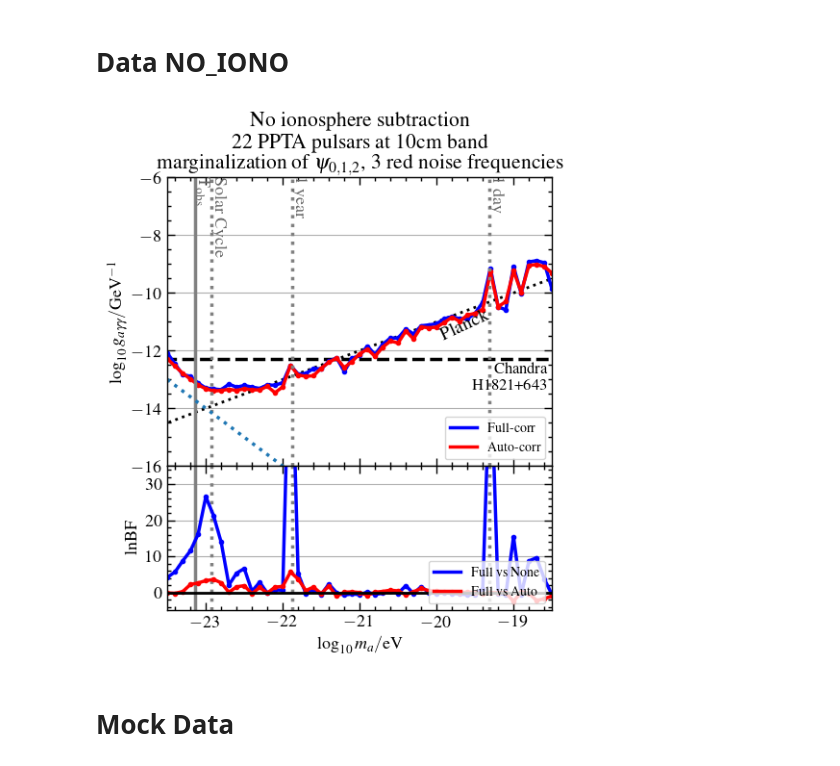
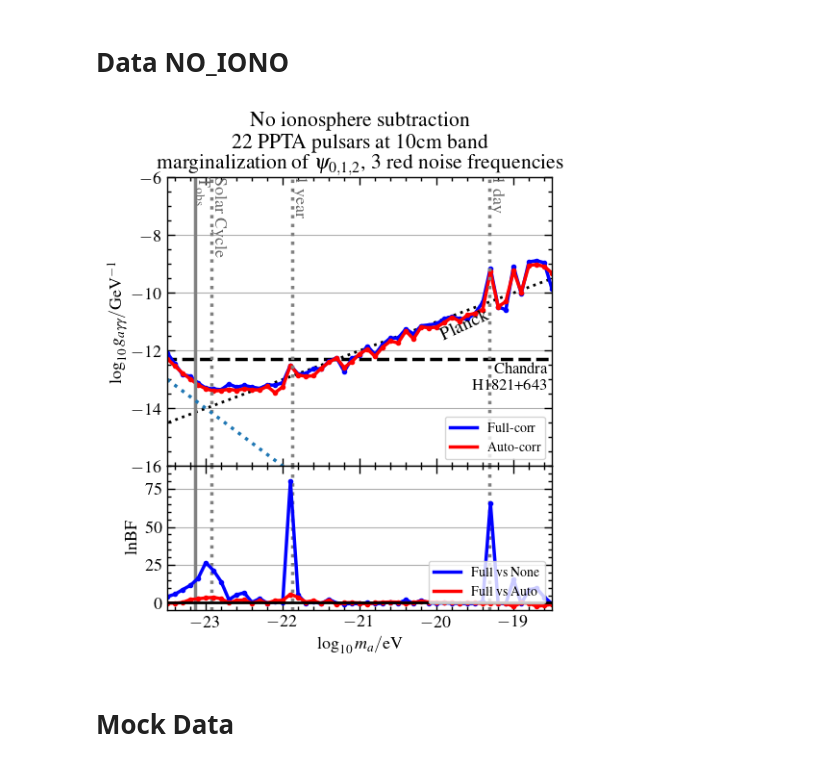
Before and after one commit to XueXiao-Physics/PPA, a Jupyter notebook: 2_Result.ipynb, the cells around one changed output. Saved outputs shown, nothing was run; the diff lists cells and outputs as text; code cells hidden in the pictures.

```diff
--- a/2_Result.ipynb
+++ b/2_Result.ipynb
@@ -137,7 +137,7 @@ def make_bf_plot(ax,l10ma,lbf_af,lbf_nf):
 
     #fig , ax = plt.subplots(figsize=(5,3))
     ymin = -5
-    ymax = 35
+    ymax = 90
     plot_timescales( ax,ymin,ymax,annotate=False)
 
     try:
@@ -292,35 +292,35 @@ lbf_nf = np.array([   inf,    inf,    inf,    inf,    inf,    inf,    inf,    in
           inf,  5.217, -0.282,  0.814, -0.523,  2.317, -0.103, -0.743,
        -0.43 , -0.624,  0.109, -0.572, -0.232,  0.531, -0.256,  1.88 ,
        -0.336,  1.62 , -0.033, -0.297, -0.007, -0.297, -0.462, -0.619,
        -0.532,  0.994,    inf, -0.385, -0.559,    inf, -0.648,    inf,
           inf,    inf,    inf])
 # lbf_nf[42] = np.log(4.3760) + 3
 lbf_nf[0]  = np.log(0.4391) + 5
 lbf_nf[1]  = np.log(1.9670) + 5
 lbf_nf[2]  = np.log(5.6641) + 7
 lbf_nf[3]  = np.log(4.6288) + 10
 lbf_nf[4]  = np.log(0.0213) + 20
 lbf_nf[5]  = np.log(4.5405) + 25
 lbf_nf[6]  = np.log(0.0251) + 25
 
 lbf_nf[7]  = np.log(0.3341) + 15
 lbf_nf[9]  = np.log(1.3770) + 5
 lbf_nf[10] = np.log(5.1074) + 5
-lbf_nf[16] = np.log(0.0399) + 85
+lbf_nf[16] = np.log(1.3333) + 80
 
 lbf_nf[42] = np.log(2.1076) + 65
 lbf_nf[45] = np.log(1.5536) + 15
 lbf_nf[47] = np.log(5.4874) + 7
 lbf_nf[48] = np.log(1.8646) + 9
 lbf_nf[49] = np.log(0.2828) + 5
 lbf_nf[50] = np.log(0.5330)
 
 
 make_bf_plot(axes[1],l10ma,lbf_af ,lbf_nf )
 #plt.savefig("Figures/ul_bf_iono_10.pdf")
 #plt.savefig("Figures/ul_bf_iono_10.jpg")
 # %% [output]
-[figure, old version]
+[figure, new version]
 # %% [markdown]
 # Mock Data
 # %% [markdown]
```
Also changed, not shown: parts of 1 cell of this notebook, 3 other files.
